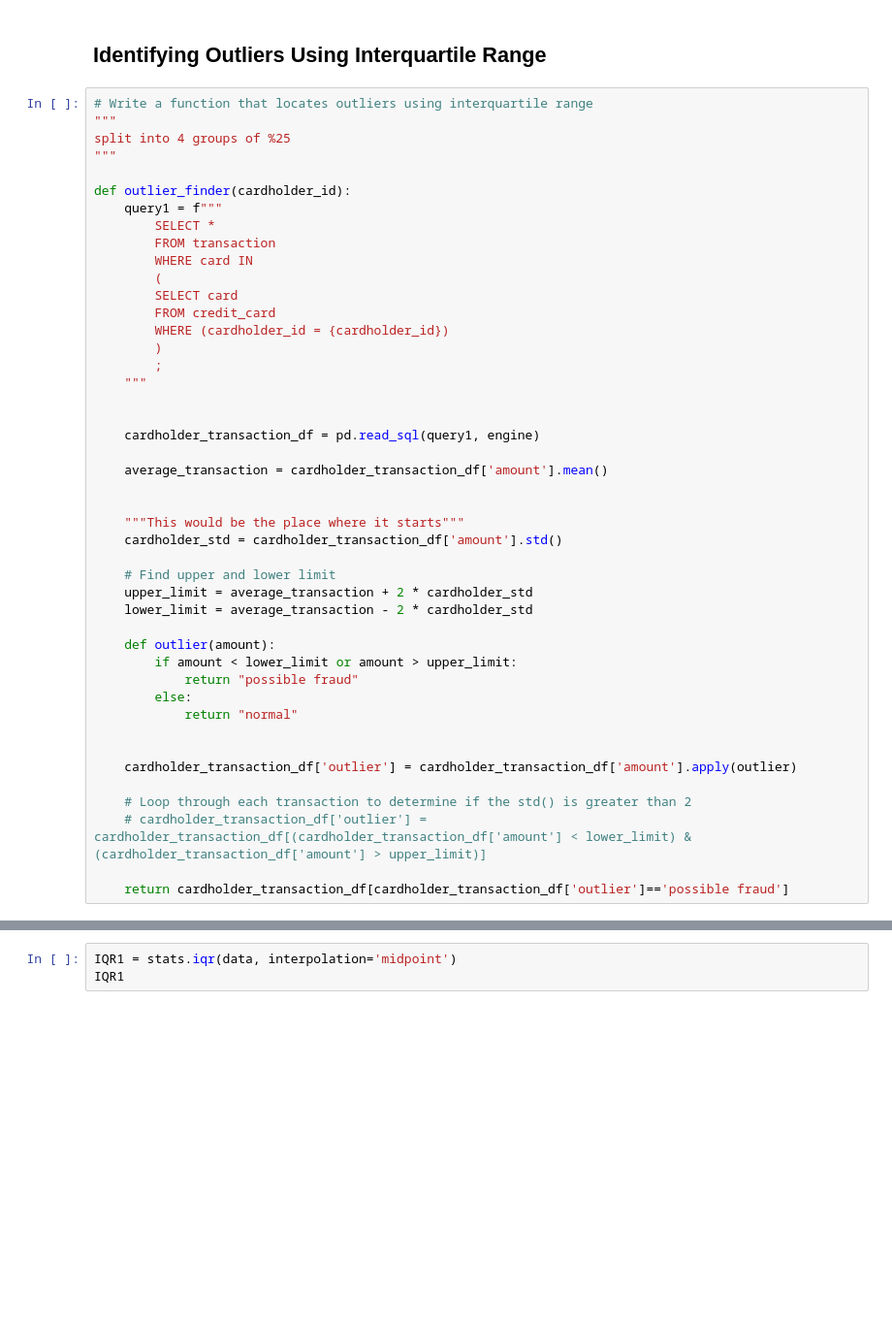
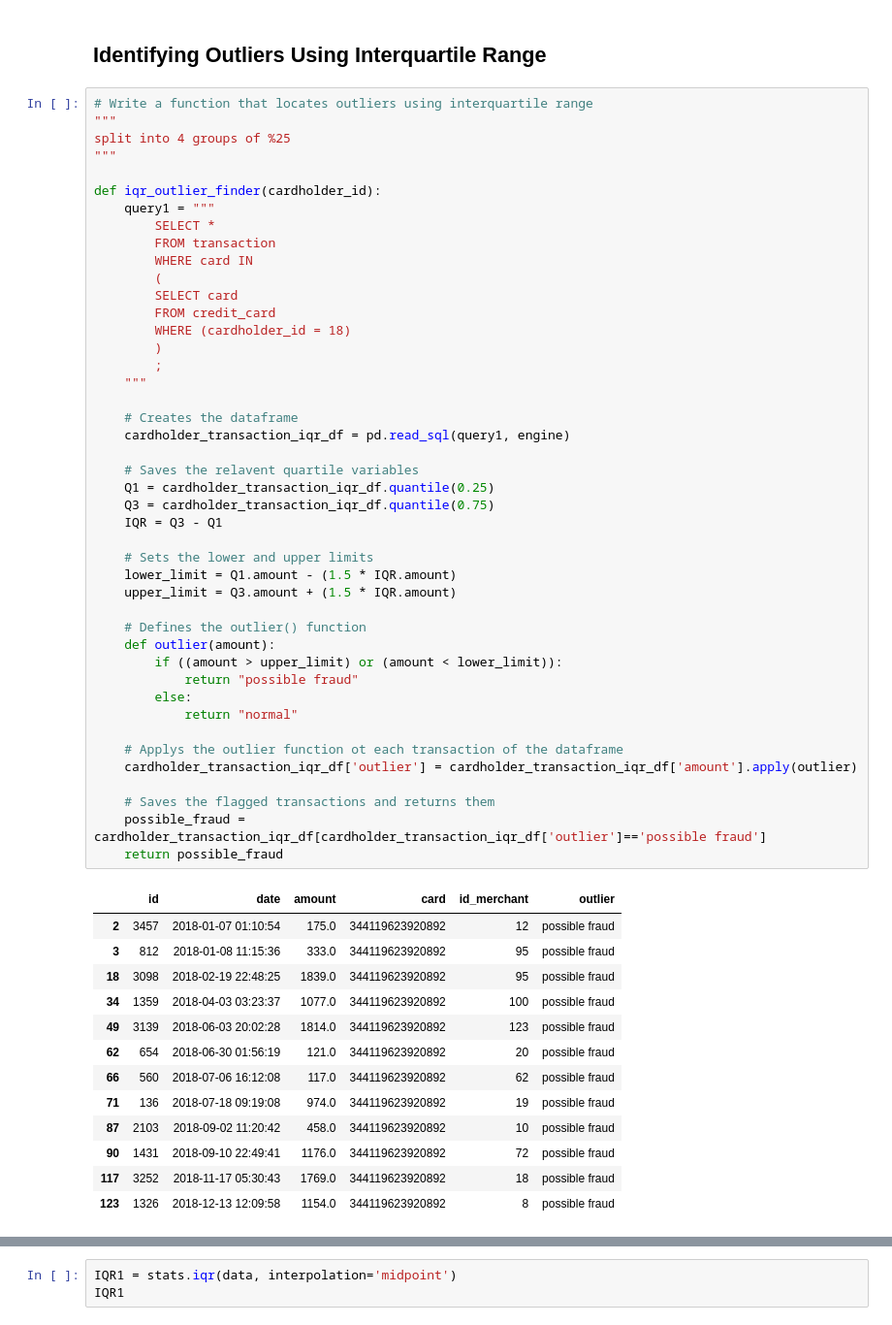
Before and after one commit to bweilers/SQL-homework, a Jupyter notebook: Starter_Files/challenge.ipynb, the cells around one changed output, grey strips where cells are left out. Shown at 97% size. Drawn from its saved outputs; the diff is of its cells as text; blank space fills up the shorter version.

Commit message:
Added the interquartile outlier function

```diff
--- a/Starter_Files/challenge.ipynb
+++ b/Starter_Files/challenge.ipynb
@@ -135,45 +130,58 @@ outlier_finder(rand_card_holder_3)
 # %%
 # Write a function that locates outliers using interquartile range
 """
 split into 4 groups of %25
 """
 
-def outlier_finder(cardholder_id):
-    query1 = f"""
+def iqr_outlier_finder(cardholder_id):
+    query1 = """
         SELECT *
         FROM transaction
         WHERE card IN
         (
         SELECT card
         FROM credit_card
-        WHERE (cardholder_id = {cardholder_id})
+        WHERE (cardholder_id = 18)
         )
         ;
     """
 
+    # Creates the dataframe
+    cardholder_transaction_iqr_df = pd.read_sql(query1, engine)
 
-    cardholder_transaction_df = pd.read_sql(query1, engine)
+    # Saves the relavent quartile variables
+    Q1 = cardholder_transaction_iqr_df.quantile(0.25)
+    Q3 = cardholder_transaction_iqr_df.quantile(0.75)
+    IQR = Q3 - Q1
 
-    average_transaction = cardholder_transaction_df['amount'].mean()
+    # Sets the lower and upper limits
+    lower_limit = Q1.amount - (1.5 * IQR.amount)
+    upper_limit = Q3.amount + (1.5 * IQR.amount)
 
-
-    """This would be the place where it starts"""
-    cardholder_std = cardholder_transaction_df['amount'].std()
-
-    # Find upper and lower limit
-    upper_limit = average_transaction + 2 * cardholder_std
-    lower_limit = average_transaction - 2 * cardholder_std
-
+    # Defines the outlier() function
     def outlier(amount):
-        if amount < lower_limit or amount > upper_limit:
+        if ((amount > upper_limit) or (amount < lower_limit)):
             return "possible fraud"
         else:
             return "normal"
 
+    # Applys the outlier function ot each transaction of the dataframe
+    cardholder_transaction_iqr_df['outlier'] = cardholder_transaction_iqr_df['amount'].apply(outlier)
 
-    cardholder_transaction_df['outlier'] = cardholder_transaction_df['amount'].apply(outlier)
-
-    # Loop through each transaction to determine if the std() is greater than 2
-    # cardholder_transaction_df['outlier'] = cardholder_transaction_df[(cardholder_transaction_df['amount'] < lower_limit) & (cardholder_transaction_df['amount'] > upper_limit)]
-
-    return cardholder_transaction_df[cardholder_transaction_df['outlier']=='possible fraud']
+    # Saves the flagged transactions and returns them
+    possible_fraud = cardholder_transaction_iqr_df[cardholder_transaction_iqr_df['outlier']=='possible fraud']
+    return possible_fraud
+# %% [output]
+|  | id | date | amount | card | id_merchant | outlier |
+| 2 | 3457 | 2018-01-07 01:10:54 | 175.0 | 344119623920892 | 12 | possible fraud |
+| 3 | 812 | 2018-01-08 11:15:36 | 333.0 | 344119623920892 | 95 | possible fraud |
+| 18 | 3098 | 2018-02-19 22:48:25 | 1839.0 | 344119623920892 | 95 | possible fraud |
+| 34 | 1359 | 2018-04-03 03:23:37 | 1077.0 | 344119623920892 | 100 | possible fraud |
+| 49 | 3139 | 2018-06-03 20:02:28 | 1814.0 | 344119623920892 | 123 | possible fraud |
+| 62 | 654 | 2018-06-30 01:56:19 | 121.0 | 344119623920892 | 20 | possible fraud |
+| 66 | 560 | 2018-07-06 16:12:08 | 117.0 | 344119623920892 | 62 | possible fraud |
+| 71 | 136 | 2018-07-18 09:19:08 | 974.0 | 344119623920892 | 19 | possible fraud |
+| 87 | 2103 | 2018-09-02 11:20:42 | 458.0 | 344119623920892 | 10 | possible fraud |
+| 90 | 1431 | 2018-09-10 22:49:41 | 1176.0 | 344119623920892 | 72 | possible fraud |
+| 117 | 3252 | 2018-11-17 05:30:43 | 1769.0 | 344119623920892 | 18 | possible fraud |
+| 123 | 1326 | 2018-12-13 12:09:58 | 1154.0 | 344119623920892 | 8 | possible fraud |
```
Also changed, not shown: parts of 9 cells of this notebook.
